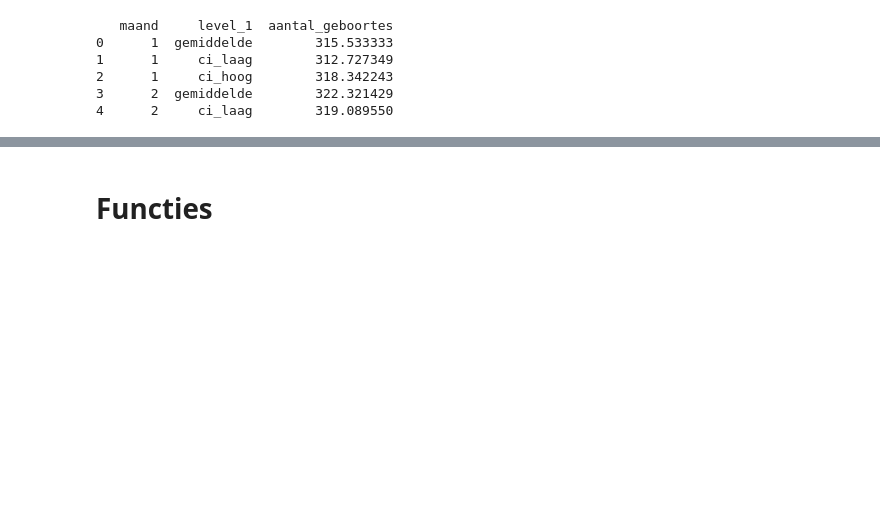
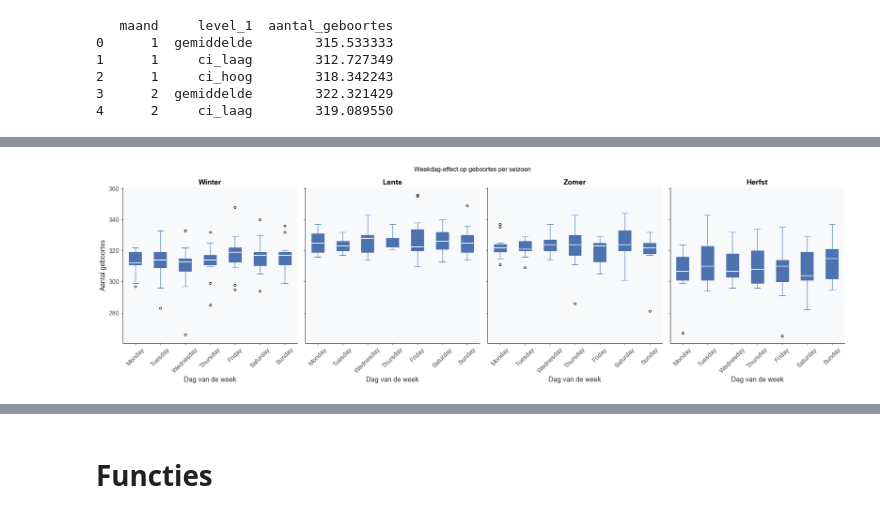
Before and after one commit to kurt253/202603224-regi, a Jupyter notebook: notebooks/ReadFiles.ipynb, the cells around one changed output, grey strips where cells are left out. Drawn from its saved outputs; the diff is of its cells as text; code cells hidden in the pictures; blank space fills up the shorter version.

Commit message:
Genoeg voor vandaag

```diff
--- a/notebooks/ReadFiles.ipynb
+++ b/notebooks/ReadFiles.ipynb
@@ -479,0 +491,77 @@ print(maand_stats.head())
+# %%
+
+# Seizoen toewijzen op basis van maand
+seizoen_map = {
+    12: "Winter", 1: "Winter",  2: "Winter",
+     3: "Lente",  4: "Lente",   5: "Lente",
+     6: "Zomer",  7: "Zomer",   8: "Zomer",
+     9: "Herfst", 10: "Herfst", 11: "Herfst",
+}
+df_births_clean["seizoen"] = df_births_clean["maand"].map(seizoen_map)
+
+# Engelstalige namen want pandas dt.dayofweek geeft 0=Monday t.e.m. 6=Sunday
+dag_namen = ["Monday", "Tuesday", "Wednesday", "Thursday", "Friday", "Saturday", "Sunday"]
+
+# Tel geboortes per combinatie van seizoen, weekdag en datum
+# → elke rij is één dag met zijn totaal aantal geboortes
+# → dit zijn de ruwe waarden waarover de boxplot wordt getekend
+geboortes_per_dag = (
+    df_births_clean
+    .groupby(["seizoen", "dag van de week", "date"])
+    .size()
+    .reset_index(name="aantal_geboortes")
+)
+
+# Voeg leesbare weekdagnaam toe
+geboortes_per_dag["weekdag_naam"] = geboortes_per_dag["dag van de week"].map(
+    dict(enumerate(dag_namen))
+)
+
+# Volgorde van de seizoenen van links naar rechts in de grafiek
+seizoen_volgorde = ["Winter", "Lente", "Zomer", "Herfst"]
+
+# 4 subplots naast elkaar, gedeelde Y-as zodat seizoenen vergelijkbaar zijn
+fig, axes = plt.subplots(1, 4, figsize=(20, 6), sharey=True)
+
+for ax, seizoen in zip(axes, seizoen_volgorde):
+
+    # Filter op het huidige seizoen
+    data = geboortes_per_dag[geboortes_per_dag["seizoen"] == seizoen]
+
+    # Bouw een lijst van 7 arrays: één per weekdag (ma → zo)
+    # boxplot verwacht een lijst van reeksen, niet een DataFrame
+    boxdata = [
+        data[data["dag van de week"] == i]["aantal_geboortes"].values
+        for i in range(7)
+    ]
+
+    ax.boxplot(
+        boxdata,
+        labels=dag_namen,
+        patch_artist=True,           # vul de boxen in met kleur
+        boxprops=dict(facecolor=kleuren["primair"], color=kleuren["primair"]),
+        medianprops=dict(color="white", linewidth=1.5),  # mediaan in wit
+        whiskerprops=dict(color=kleuren["primair"]),     # snorharen
+        capprops=dict(color=kleuren["primair"]),         # kapjes aan snorharen
+        flierprops=dict(                                 # uitschieters
+            marker="o",
+            color=kleuren["primair"],
+            markersize=4,
+            markerfacecolor="none",  # open cirkels voor uitschieters
+        ),
+    )
+
+    ax.set_title(seizoen)
+    ax.set_xlabel("Dag van de week")
+    ax.tick_params(axis="x", rotation=45)
+    ax.grid(False)
+
+# Enkel de meest linkse subplot krijgt een Y-as label
+# (sharey=True → de andere subplots delen dezelfde schaal)
+axes[0].set_ylabel("Aantal geboortes")
+
+fig.suptitle("Weekdag-effect op geboortes per seizoen")
+plt.tight_layout()
+plt.show()
+# %% [output]
+[figure, added]
```
Also changed, not shown: parts of 34 cells of this notebook.
